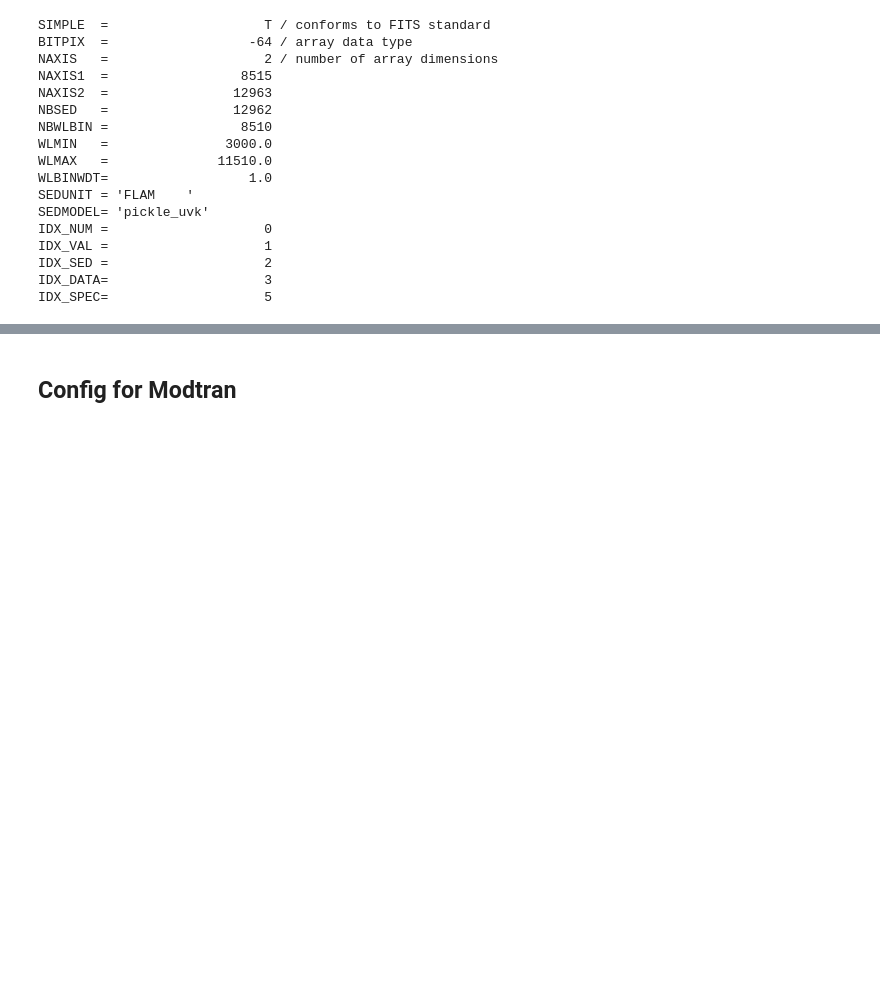
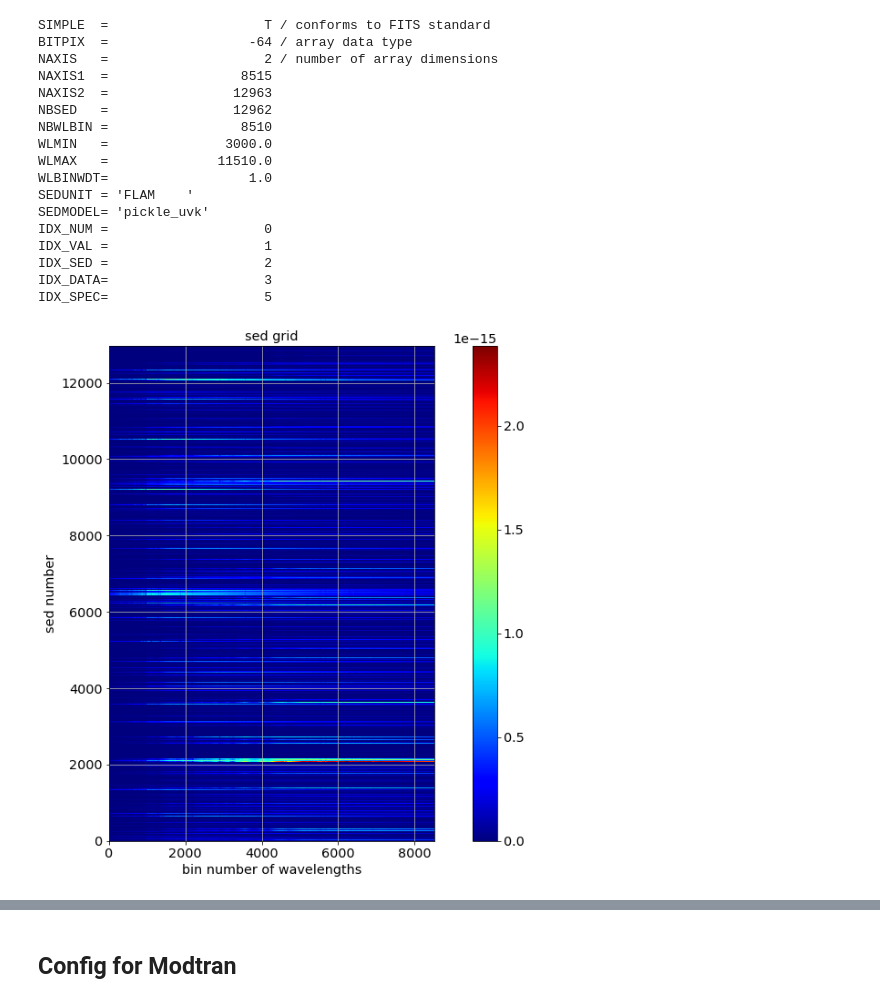
Before and after one commit to LSSTDESC/ModtranLibRadTranComp, a Jupyter notebook: CompareMTRTAtmosphericMagnitudes.ipynb, the cells around one changed output, grey strips where cells are left out. Saved outputs shown, nothing was run; the diff lists cells and outputs as text; code cells hidden in the pictures; blank space fills up the shorter version.

```diff
--- a/CompareMTRTAtmosphericMagnitudes.ipynb
+++ b/CompareMTRTAtmosphericMagnitudes.ipynb
@@ -52,3 +49,13 @@ import libsimulateTranspLSSTScattAbsAer3 as rt
 # %%
 from MyTelescope import *
 from MyThroughputs import *
+# %%
+def plot_sedimg(data,index_spec):
+    plt.figure(figsize=(15,10))
+    img=plt.imshow(data[1:,index_spec:],origin='lower',cmap='jet')
+    plt.colorbar(img)
+    plt.grid(True)
+    plt.title('sed grid')
+    plt.xlabel('bin number of wavelengths')
+    plt.ylabel('sed number')
+    plt.show()
@@ -97,3 +122,7 @@ sidx_data=theheader['IDX_DATA']
 sidx_spec=theheader['IDX_SPEC']
 # %%
 sed_data=sed_hdu[0].data
+# %%
+plot_sedimg(sed_data,sidx_spec)
+# %% [output]
+[figure, added]
```
Also changed, not shown: parts of 32 cells of this notebook.
